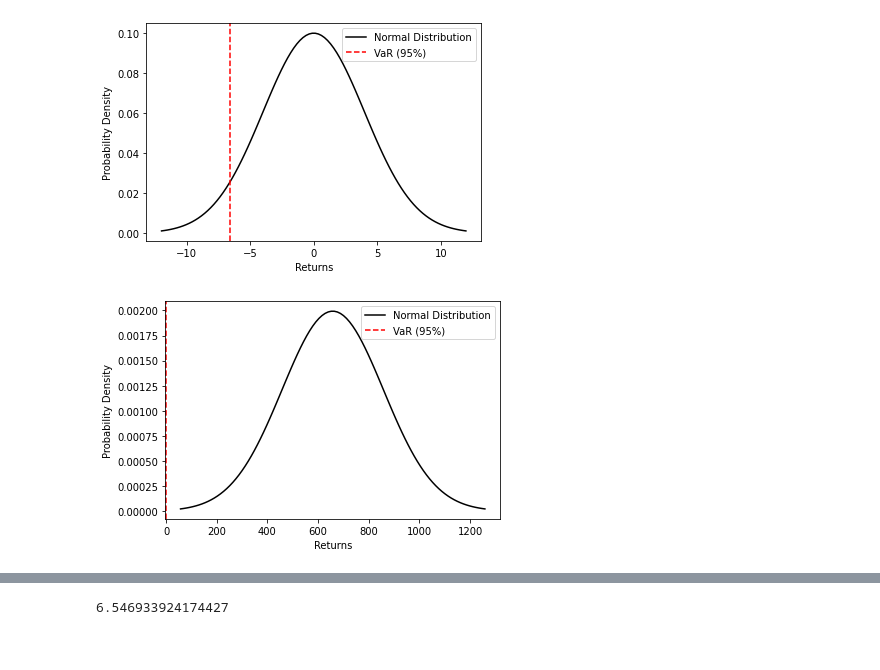
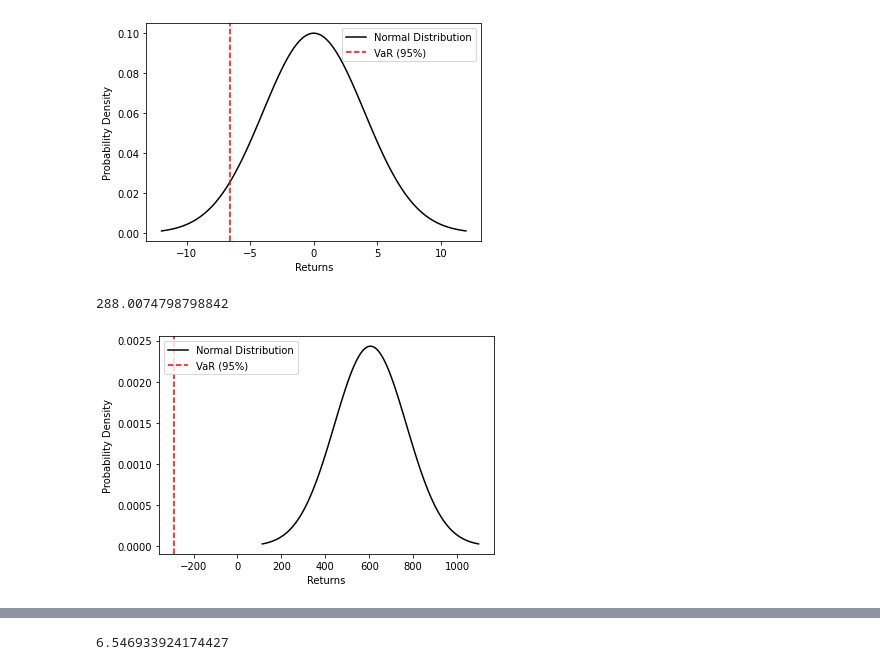
Before and after one commit to MEstrada21/FinTech-545-Spring2023, a Jupyter notebook: Week04/Project/HomeworkWeek4.ipynb, the cells around one changed output, grey strips where cells are left out. Saved outputs shown, nothing was run; the diff lists cells and outputs as text; code cells hidden in the pictures.

```diff
--- a/Week04/Project/HomeworkWeek4.ipynb
+++ b/Week04/Project/HomeworkWeek4.ipynb
@@ -291,8 +339,9 @@ plt.show()
 # %%
+
 
 def calculate_Exponentially_Weighted_Variance_VaR(DailyReturns_META_MeansRemoved, alpha= .05, lam = .94):
     #First fix data so that the data frame gets inverted so that it can weight newest data point first
-    DailyReturns_META_MeansRemoved = DailyReturns_META_MeansRemoved[::-1]
+
 
 
     #Calculate the exponentially weighted variance, Using adjust = true since it will weight the front
@@ -310,32 +359,38 @@ def calculate_Exponentially_Weighted_Variance_VaR(DailyReturns_META_MeansRemoved
 
 
 #return the vector of values
-VaR_5_percent_EW = calculate_Exponentially_Weighted_Variance_VaR(DailyReturns_META_MeansRemoved,alpha = .05, lam = .94)
+VaR_5_percent_EW = calculate_Exponentially_Weighted_Variance_VaR(DailyReturns_META_MeansRemoved,alpha = .05, lam = .94)*100
 
 #Since VaR is min Loss on normal bad day, you calculate min of the vector
-mean_loss = VaR_5_percent_EW.min()
-mean_loss
 
-mu_EW = VaR_5_percent_EW.mean() *100
-sigma_EW = VaR_5_percent_EW.std()*100
 
-x = np.linspace(mu_EW - 3*sigma_EW, mu_EW + 3*sigma_EW, 100)
+VaR_5_percent_EW
 
-# plot the normal distribution
-plt.plot(x, norm.pdf(x, mu_EW, sigma_EW), 'k-', label='Normal Distribution')
-
-# plot the VaR on the normal distribution plot
-plt.axvline(x=-mean_loss, color='red', linestyle='--', label='VaR (95%)')
-
-# add a legend and axis labels
-plt.legend()
-plt.xlabel('Returns')
-plt.ylabel('Probability Density')
-
-# show the plot
-plt.show()
+min_loss = min(VaR_5_percent_EW)
+min_loss
 # %% [output]
-[figure, removed]
+288.0074798798842
+# %%
+mu_EW = VaR_5_percent_EW.mean()
+sigma_EW = VaR_5_percent_EW.std()
+
+x = np.linspace(mu_EW - 3*sigma_EW, mu_EW + 3*sigma_EW, 100)
+
+# plot the normal distribution
+plt.plot(x, norm.pdf(x, mu_EW, sigma_EW), 'k-', label='Normal Distribution')
+
+# plot the VaR on the normal distribution plot
+plt.axvline(x=-min_loss, color='red', linestyle='--', label='VaR (95%)')
+
+# add a legend and axis labels
+plt.legend()
+plt.xlabel('Returns')
+plt.ylabel('Probability Density')
+
+# show the plot
+plt.show()
+# %% [output]
+[figure, added]
 # %%
 #Carry over log likelihood t
 from scipy.stats import t
```
Also changed, not shown: parts of 24 cells of this notebook, 5 other files.
